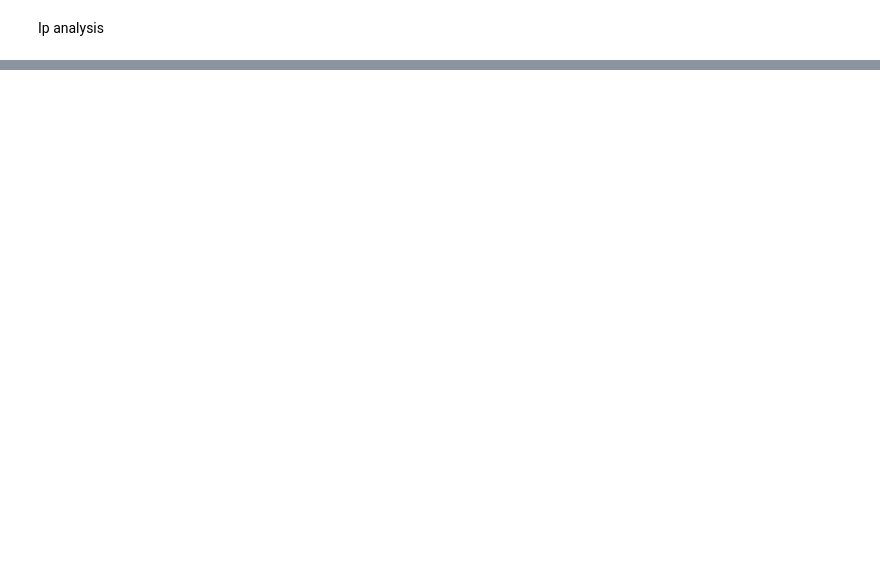
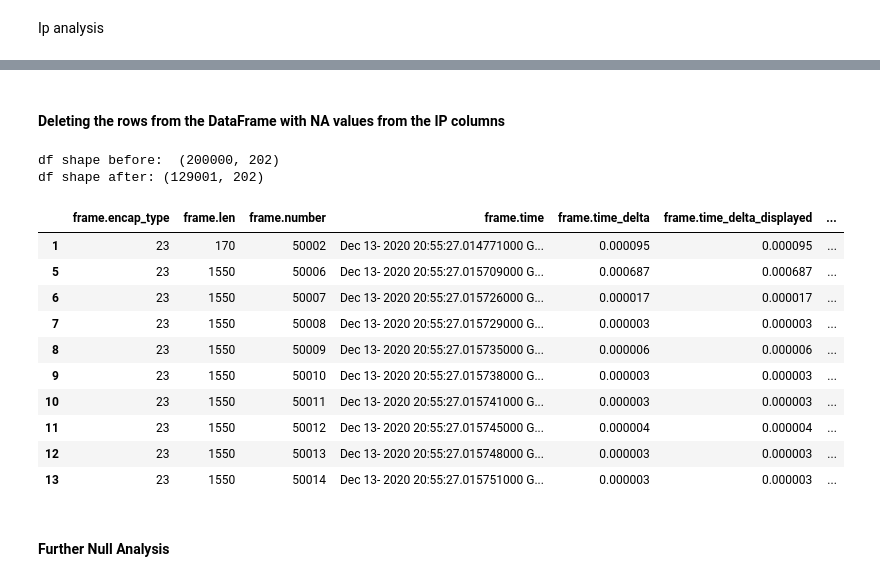
Before and after one commit to bijan-safai/MlFinalProject, a Jupyter notebook: src/FinalProjectDataExploration.ipynb, the cells around one changed output, grey strips where cells are left out. Cells and saved outputs as stored; diff of their text form; code cells hidden in the pictures; blank space fills up the shorter version.

Commit message:
Update FinalProjectDataExploration.ipynb
Feature Engineering on the dataset

```diff
--- a/src/FinalProjectDataExploration.ipynb
+++ b/src/FinalProjectDataExploration.ipynb
@@ -6,8 +6,9 @@ import numpy as np
 Aggregate Data Sets
 # %%
 dataTemp = []
-for i in range(32):
-    dataTemp.append(pd.read_csv(f"..\\DataSet\\CSV\\1.Deauth\\Deauth_{i}.csv", low_memory=False))
+files = ["SSDP_1.csv" ,"SSDP_135.csv", "SSDP_109.csv", "SSDP_12.csv"]
+for i in files:
+    dataTemp.append(pd.read_csv(f"/Users/manasg/Downloads/Final_project_ML/AWID/AWID3_Dataset_CSV/CSV/11.SSDP/{i}", low_memory=True))
     print(f"read {i} into memory")
 
 df = pd.concat(dataTemp)
@@ -53,0 +126,28 @@ ipOnly.dropna(axis=0, how="any", inplace=True)
+# %% [markdown]
+#### Deleting the rows from the DataFrame with NA values from the IP columns
+# %%
+print("df shape before: ", df.shape)
+for i in ipOnly.columns:
+    df.dropna(subset=[i], axis=0, how="any", inplace=True)
+
+print("df shape after:", df.shape)
+# %% [output]
+df shape before:  (200000, 202)
+df shape after: (129001, 202)
+# %%
+pd.set_option('display.max_columns', None)
+df.head(10)
+# %% [output]
+|  | frame.encap_type | frame.len | frame.number | frame.time | frame.time_delta | frame.time_delta_displayed | ... |
+| 1 | 23 | 170 | 50002 | Dec 13- 2020 20:55:27.014771000 G... | 0.000095 | 0.000095 | ... |
+| 5 | 23 | 1550 | 50006 | Dec 13- 2020 20:55:27.015709000 G... | 0.000687 | 0.000687 | ... |
+| 6 | 23 | 1550 | 50007 | Dec 13- 2020 20:55:27.015726000 G... | 0.000017 | 0.000017 | ... |
+| 7 | 23 | 1550 | 50008 | Dec 13- 2020 20:55:27.015729000 G... | 0.000003 | 0.000003 | ... |
+| 8 | 23 | 1550 | 50009 | Dec 13- 2020 20:55:27.015735000 G... | 0.000006 | 0.000006 | ... |
+| 9 | 23 | 1550 | 50010 | Dec 13- 2020 20:55:27.015738000 G... | 0.000003 | 0.000003 | ... |
+| 10 | 23 | 1550 | 50011 | Dec 13- 2020 20:55:27.015741000 G... | 0.000003 | 0.000003 | ... |
+| 11 | 23 | 1550 | 50012 | Dec 13- 2020 20:55:27.015745000 G... | 0.000004 | 0.000004 | ... |
+| 12 | 23 | 1550 | 50013 | Dec 13- 2020 20:55:27.015748000 G... | 0.000003 | 0.000003 | ... |
+| 13 | 23 | 1550 | 50014 | Dec 13- 2020 20:55:27.015751000 G... | 0.000003 | 0.000003 | ... |
+# %% [markdown]
+#### Further Null Analysis
```
Also changed, not shown: parts of 15 cells of this notebook.
